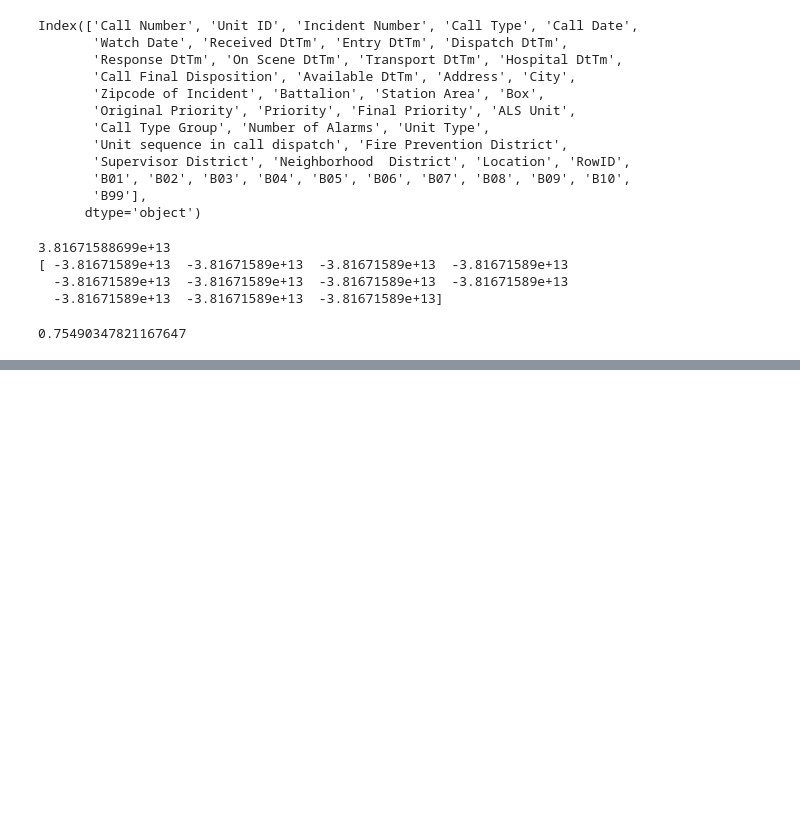
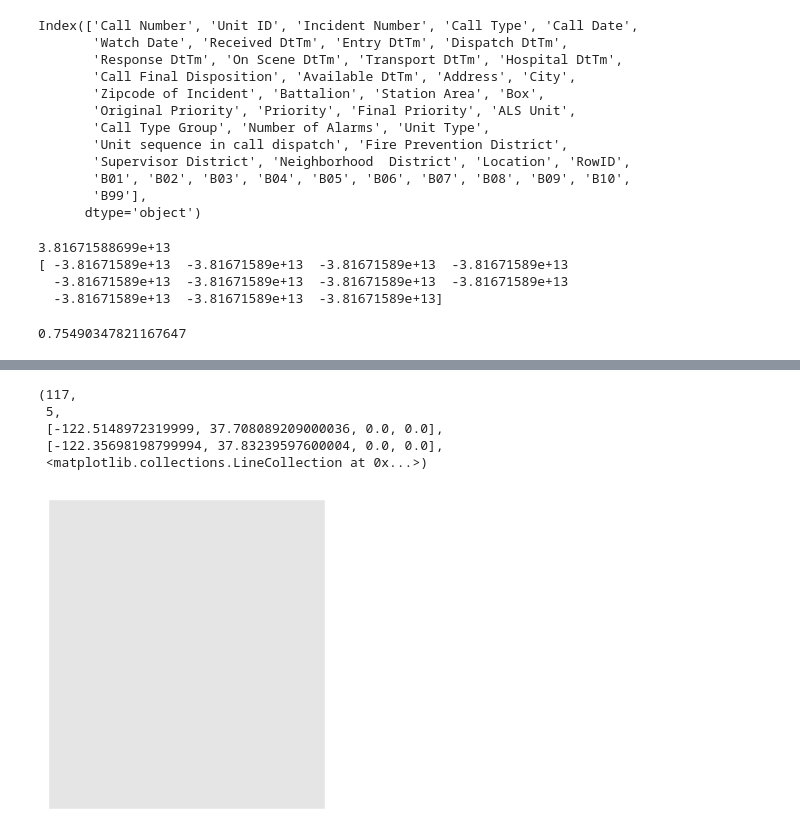
Before and after one commit to nikitaAD/Fire-Incidents-Analysis-Modeling, a Jupyter notebook: Analysis-and-Modeling-of-SFFD-calls.ipynb, the cells around one changed output, grey strips where cells are left out. Drawn from its saved outputs; the diff is of its cells as text; code cells hidden in the pictures; blank space fills up the shorter version.

```diff
--- a/Analysis-and-Modeling-of-SFFD-calls.ipynb
+++ b/Analysis-and-Modeling-of-SFFD-calls.ipynb
@@ -291,0 +320,20 @@ model.score(X, y)
+# %%
+from mpl_toolkits.basemap import Basemap
+import fiona
+from shapely.geometry import shape, mapping
+from pyproj import Proj, transform
+from itertools import chain
+from fiona.crs import from_epsg
+import geopandas as gp
+
+shapefile="/Users/nikita/Documents/DS-SF-30/final-project/datasets/sf_neighborhoods/SFFind_Neighborhoods.shp"
+shp = fiona.open(shapefile)
+bds = shp.bounds
+print (bds)
+
+shp.close()
+extra = 0.01
+ll = (bds[0], bds[1])
+ur = (bds[2], bds[3])
+coords = list(chain(ll, ur))
+w, h = coords[2] - coords[0], coords[3] - coords[1]
@@ -291,0 +358,26 @@ model.score(X, y)
+# %%
+m = Basemap(
+    projection='tmerc',
+    lon_0=-122.,
+    lat_0=37.7,
+    ellps = 'WGS84',
+    llcrnrlon=coords[0] - extra * w,
+    llcrnrlat=coords[1] - extra + 0.01 * h,
+    urcrnrlon=coords[2] + extra * w,
+    urcrnrlat=coords[3] + extra + 0.01 * h,
+    lat_ts=0,
+    resolution='i',
+    suppress_ticks=True)
+
+m.readshapefile(
+    '/Users/nikita/Documents/DS-SF-30/final-project/datasets/sf_neighborhoods/SFFind_Neighborhoods',
+    'SF',
+    color='none',
+    zorder=2)
+# %% [output]
+(117,
+ 5,
+ [-122.5148972319999, 37.708089209000036, 0.0, 0.0],
+ [-122.35698198799994, 37.83239597600004, 0.0, 0.0],
+ <matplotlib.collections.LineCollection at 0x...>)
+[figure, added]
```
Also changed, not shown: parts of 12 cells of this notebook.
